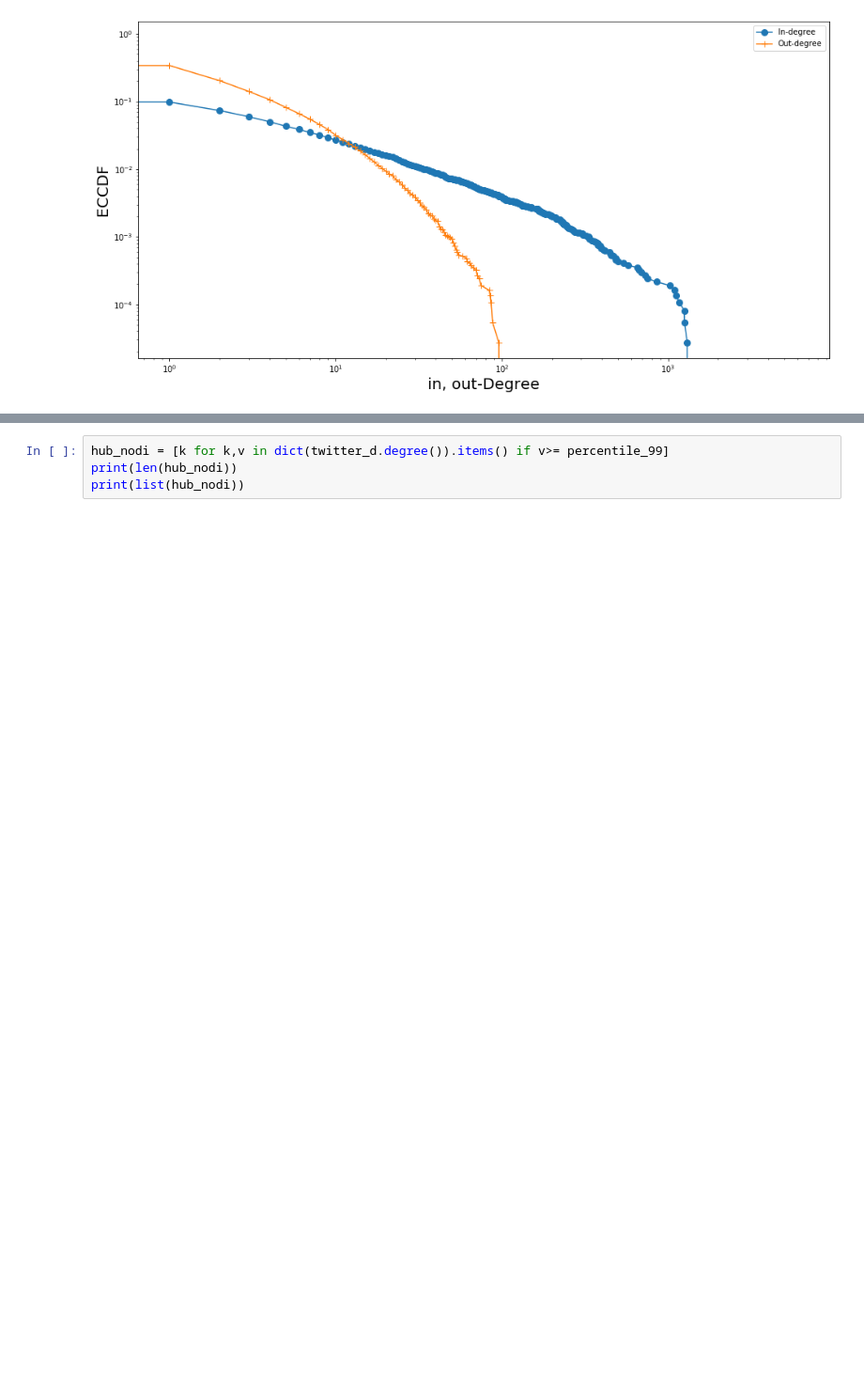
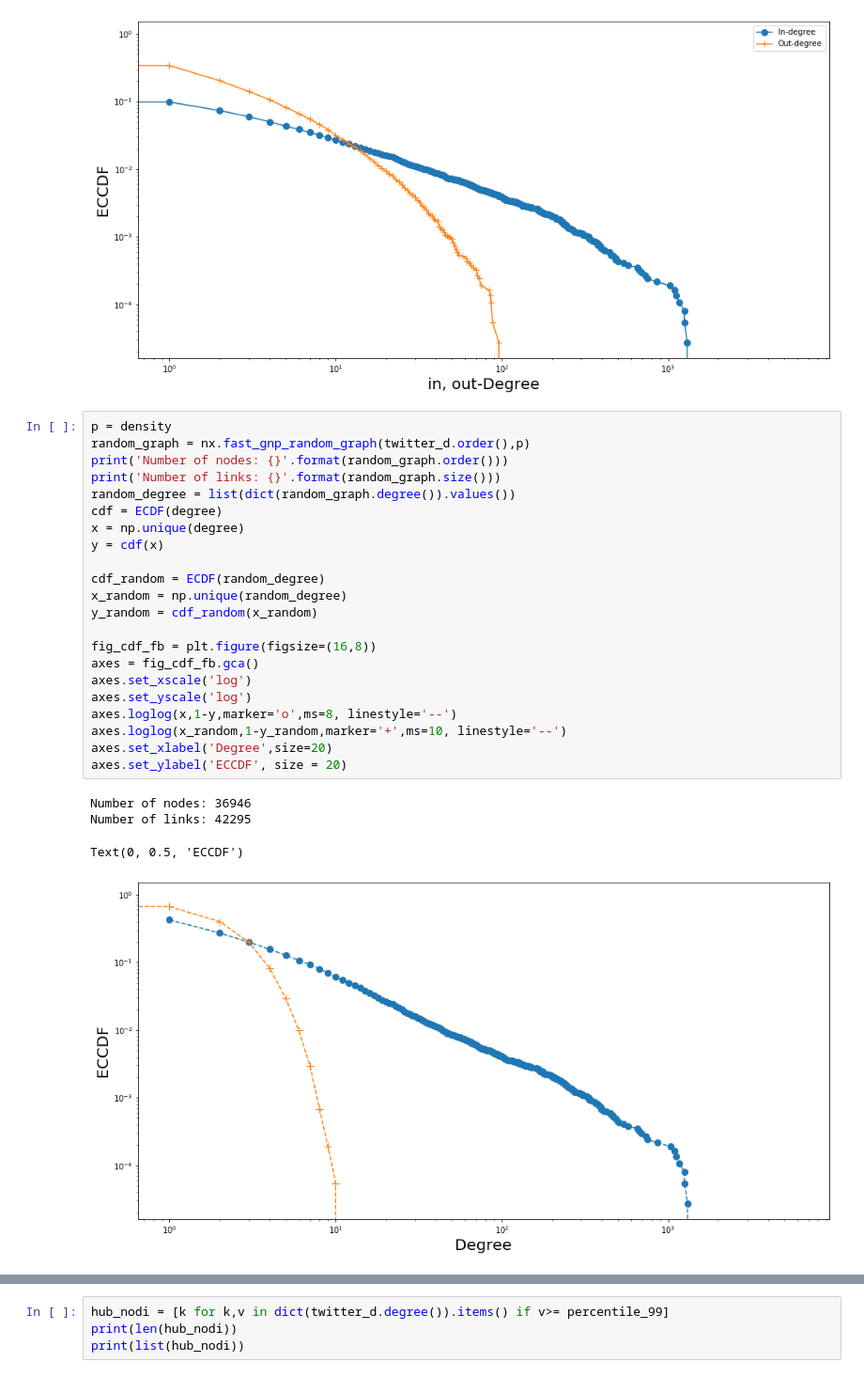
Before and after one commit to freshgiammi/SMM_Unimi2020_COVID-19_Twitter_Analysis, a Jupyter notebook: Twitter_data_analysis.ipynb, the cells around one changed output, grey strips where cells are left out. Shown: that part at 94% size. Drawn from its saved outputs; the diff is of its cells as text; blank space fills up the shorter version.

```diff
--- a/Twitter_data_analysis.ipynb
+++ b/Twitter_data_analysis.ipynb
@@ -166,3 +217,30 @@ axes.legend()
 # %% [output]
 <matplotlib.legend.Legend at 0x...>
 [figure]
+# %%
+p = density
+random_graph = nx.fast_gnp_random_graph(twitter_d.order(),p)
+print('Number of nodes: {}'.format(random_graph.order()))
+print('Number of links: {}'.format(random_graph.size()))
+random_degree = list(dict(random_graph.degree()).values())
+cdf = ECDF(degree)
+x = np.unique(degree)
+y = cdf(x)
+
+cdf_random = ECDF(random_degree)
+x_random = np.unique(random_degree)
+y_random = cdf_random(x_random)
+
+fig_cdf_fb = plt.figure(figsize=(16,8))
+axes = fig_cdf_fb.gca()
+axes.set_xscale('log')
+axes.set_yscale('log')
+axes.loglog(x,1-y,marker='o',ms=8, linestyle='--')
+axes.loglog(x_random,1-y_random,marker='+',ms=10, linestyle='--')
+axes.set_xlabel('Degree',size=20)
+axes.set_ylabel('ECCDF', size = 20)
+# %% [output]
+Number of nodes: 36946
+Number of links: 42295
+Text(0, 0.5, 'ECCDF')
+[figure, added]
```
Also changed, not shown: parts of 19 cells of this notebook, 3 other files.
